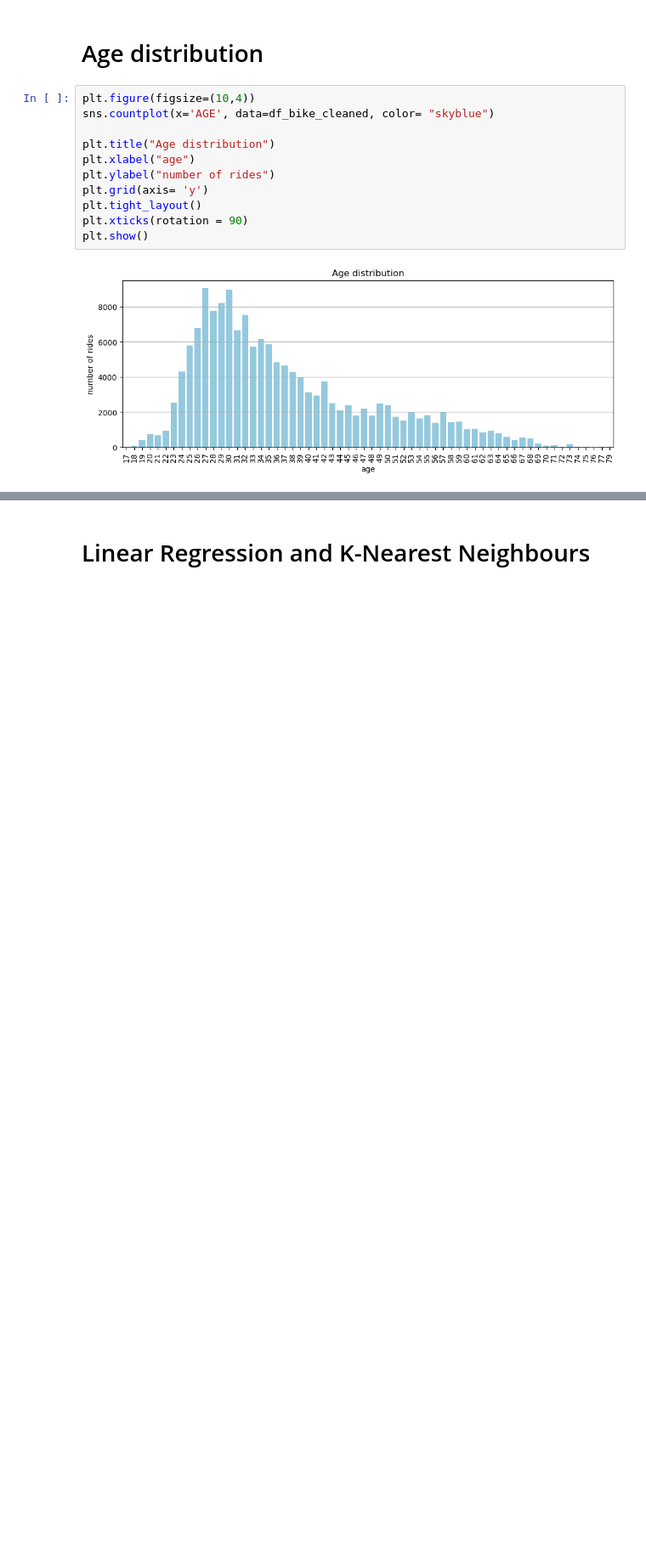
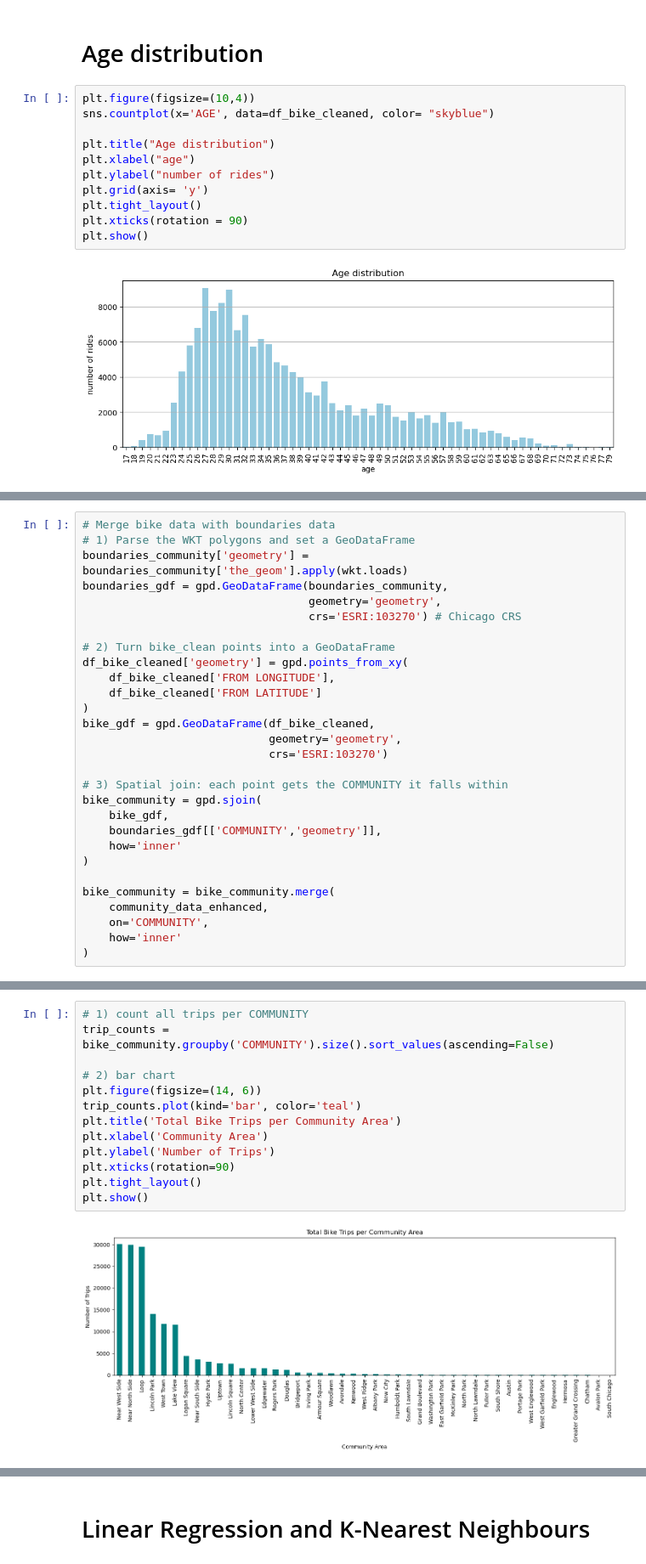
Before and after one commit to kbui-03/ChicagoBikeProject, a Jupyter notebook: Milestone_2.ipynb, the cells around one changed output, grey strips where cells are left out. Shown at 85% size. Drawn from its saved outputs; the diff is of its cells as text; blank space fills up the shorter version.

```diff
--- a/Milestone_2.ipynb
+++ b/Milestone_2.ipynb
@@ -168,0 +297,29 @@ plt.show()
+# %%
+# Merge bike data with boundaries data
+# 1) Parse the WKT polygons and set a GeoDataFrame
+boundaries_community['geometry'] = boundaries_community['the_geom'].apply(wkt.loads)
+boundaries_gdf = gpd.GeoDataFrame(boundaries_community,
+                                  geometry='geometry',
+                                  crs='ESRI:103270') # Chicago CRS
+
+# 2) Turn bike_clean points into a GeoDataFrame
+df_bike_cleaned['geometry'] = gpd.points_from_xy(
+    df_bike_cleaned['FROM LONGITUDE'],
+    df_bike_cleaned['FROM LATITUDE']
+)
+bike_gdf = gpd.GeoDataFrame(df_bike_cleaned,
+                            geometry='geometry',
+                            crs='ESRI:103270')
+
+# 3) Spatial join: each point gets the COMMUNITY it falls within
+bike_community = gpd.sjoin(
+    bike_gdf,
+    boundaries_gdf[['COMMUNITY','geometry']],
+    how='inner'
+)
+
+bike_community = bike_community.merge(
+    community_data_enhanced,
+    on='COMMUNITY',
+    how='inner'
+)
@@ -168,0 +349,15 @@ plt.show()
+# %%
+# 1) count all trips per COMMUNITY
+trip_counts = bike_community.groupby('COMMUNITY').size().sort_values(ascending=False)
+
+# 2) bar chart
+plt.figure(figsize=(14, 6))
+trip_counts.plot(kind='bar', color='teal')
+plt.title('Total Bike Trips per Community Area')
+plt.xlabel('Community Area')
+plt.ylabel('Number of Trips')
+plt.xticks(rotation=90)
+plt.tight_layout()
+plt.show()
+# %% [output]
+[figure, added]
```
Also changed, not shown: parts of 26 cells of this notebook, 3 other files.
